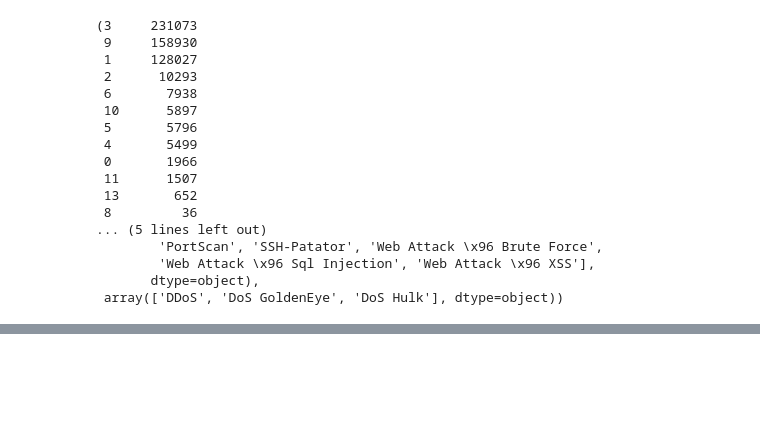
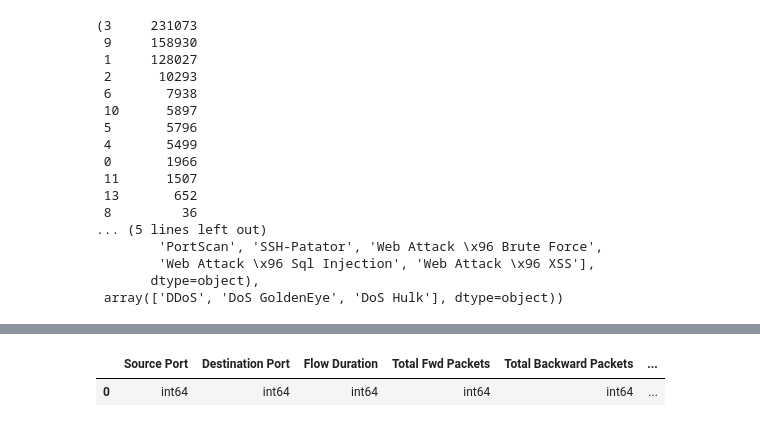
Before and after one commit to CN-TU/controllable-network-data-balancing-with-gans, a Jupyter notebook: data_exploration.ipynb, the cells around one changed output, grey strips where cells are left out. Cells and saved outputs as stored; diff of their text form; code cells hidden in the pictures; blank space fills up the shorter version.

Commit message:
drop cols

```diff
--- a/data_exploration.ipynb
+++ b/data_exploration.ipynb
@@ -203,0 +213,8 @@ df.Label.value_counts(), label_encoder.classes_, label_encoder.inverse_transform
+# %%
+drop_cols = ["Flow ID", "Source IP", "Destination IP", "Protocol", "Timestamp"]
+df = df.drop(drop_cols, axis=1)
+# %%
+df.dtypes.to_frame().T
+# %% [output]
+|  | Source Port | Destination Port | Flow Duration | Total Fwd Packets | Total Backward Packets | ... |
+| 0 | int64 | int64 | int64 | int64 | int64 | ... |
```
Also changed, not shown: parts of 1 cell of this notebook.
